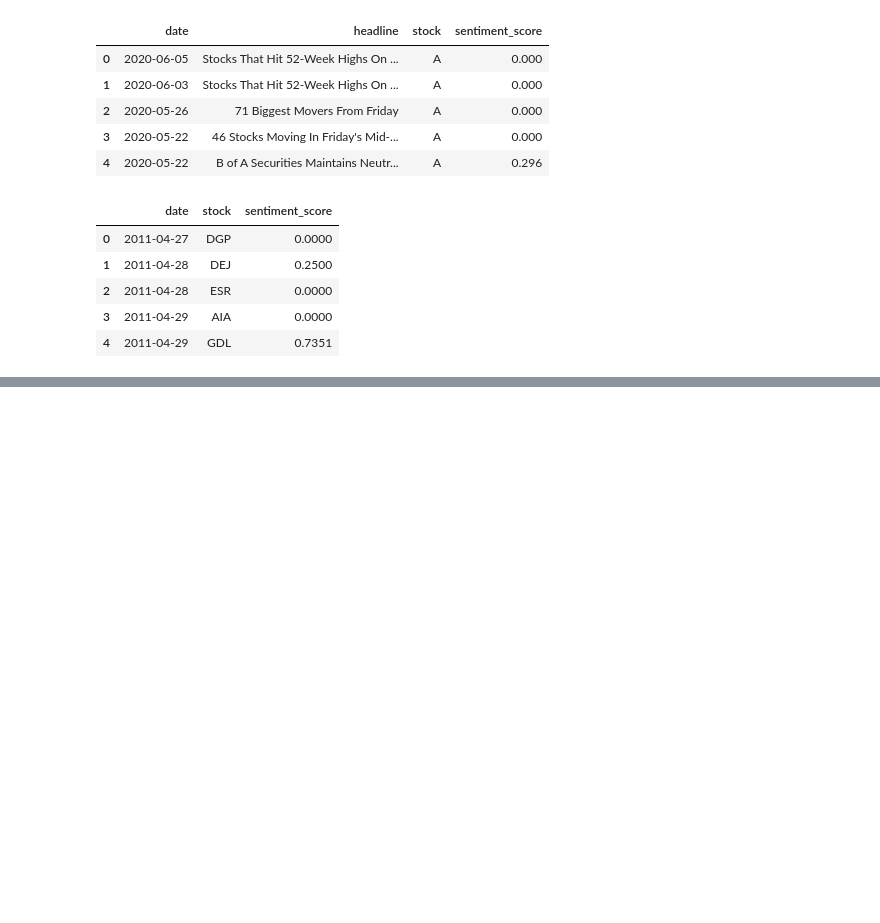
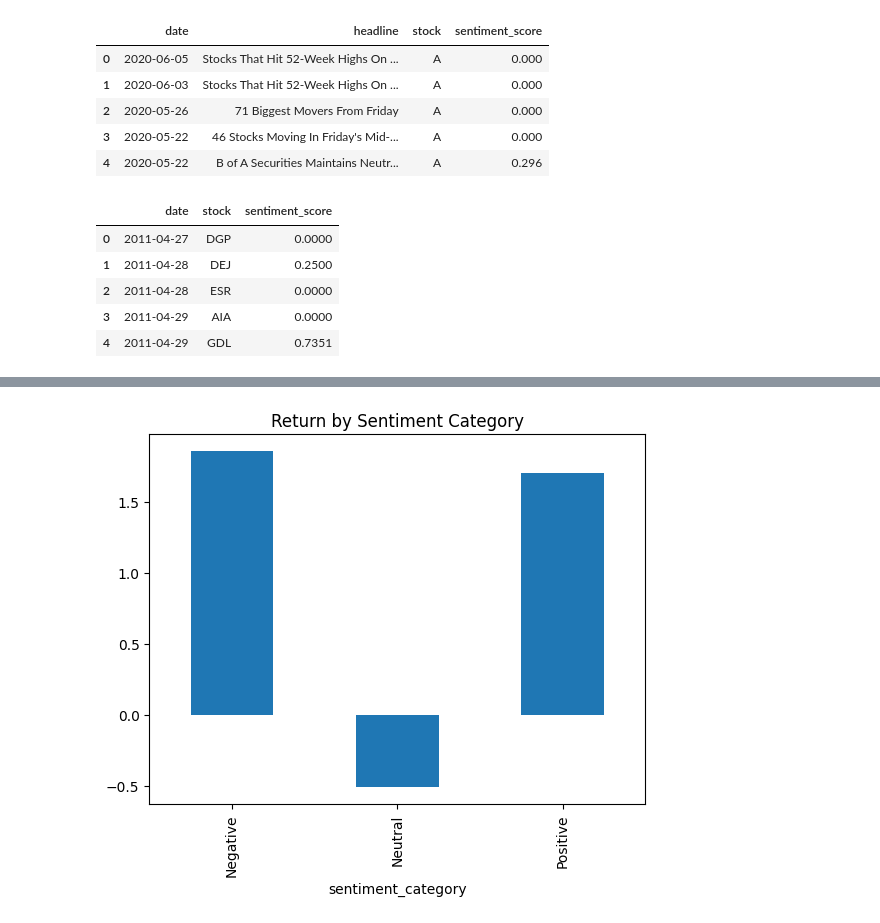
Before and after one commit to Bilen189/nova-financial-analysis-week1, a Jupyter notebook: notebooks/task3_sentiment_analysis.ipynb, the cells around one changed output, grey strips where cells are left out. Cells and saved outputs as stored; diff of their text form; code cells hidden in the pictures; blank space fills up the shorter version.

```diff
--- a/notebooks/task3_sentiment_analysis.ipynb
+++ b/notebooks/task3_sentiment_analysis.ipynb
@@ -164,0 +247,17 @@ daily_sentiment.head()
+# %%
+def classify(x):
+    if x > 0.05:
+        return "Positive"
+    elif x < -0.05:
+        return "Negative"
+    return "Neutral"
+
+merged['sentiment_category'] = merged['sentiment_score'].apply(classify)
+# %%
+category_returns = merged.groupby('sentiment_category')['daily_return'].mean()
+
+category_returns.plot(kind='bar')
+plt.title("Return by Sentiment Category")
+plt.show()
+# %% [output]
+[figure, added]
```
Also changed, not shown: parts of 8 cells of this notebook.
